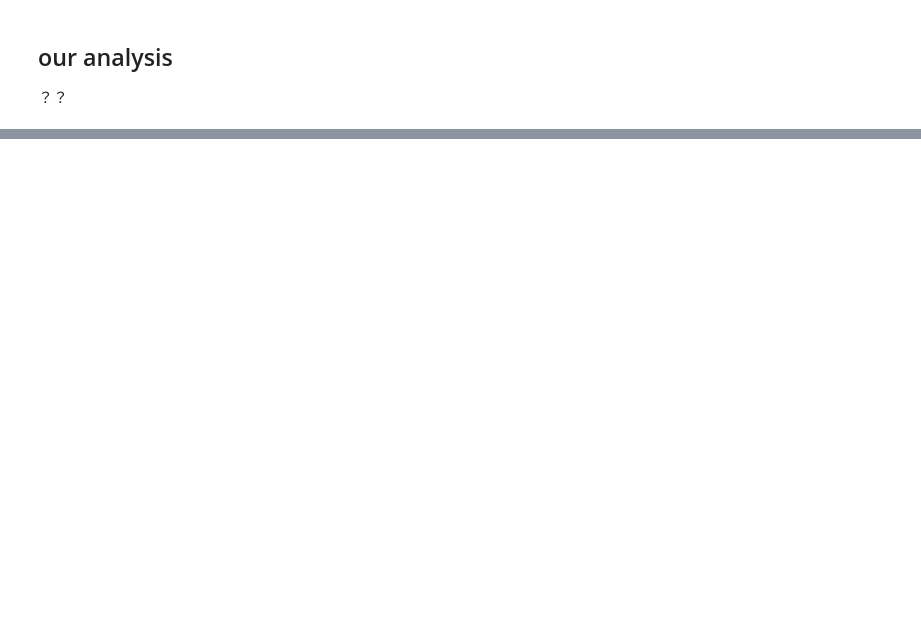
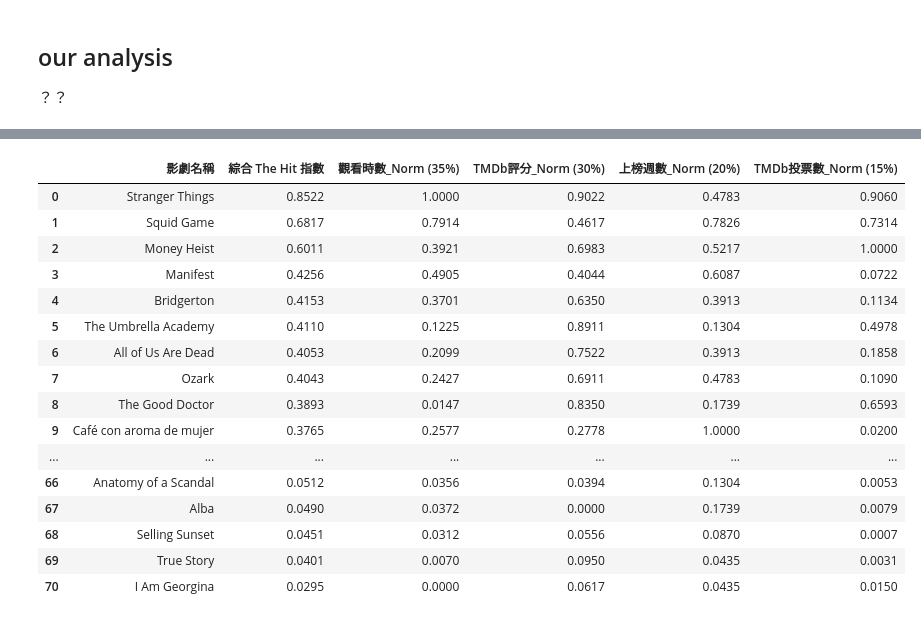
Before and after one commit to vincent-copy/netflix-writers, a Jupyter notebook: netflix-writer.ipynb, the cells around one changed output, grey strips where cells are left out. Saved outputs shown, nothing was run; the diff lists cells and outputs as text; code cells hidden in the pictures; blank space fills up the shorter version.

```diff
--- a/netflix-writer.ipynb
+++ b/netflix-writer.ipynb
@@ -537,0 +639,75 @@ display(df_hits_sorted)
+# %%
+import pandas as pd
+
+# 1. 讀取資料集
+df = pd.read_csv("netflix/data/netflix.titles.composite.csv")
+
+# 2. 僅使用 TMDb 作為篩選與計算基準，確保數據最完整
+df_valid_tmdb = df.dropna(subset=["tmdb_vote_average", "tmdb_vote_count"])
+
+tmdb_rating_p50 = df_valid_tmdb["tmdb_vote_average"].median()
+tmdb_votes_p50 = df_valid_tmdb["tmdb_vote_count"].median()
+netflix_hours_mean = df["netflix_viewing_hours"].mean()
+
+# 3. 篩選出 71 部 The Hit 影集
+hit_condition = (
+    (df["tmdb_vote_average"] >= tmdb_rating_p50) &
+    (df["tmdb_vote_count"] >= tmdb_votes_p50) &
+    (df["netflix_viewing_hours"] > netflix_hours_mean)
+)
+df_hits = df[hit_condition].copy().reset_index(drop=True)
+
+# 4. 對僅存的 4 個關鍵量化屬性進行 Min-Max 標準化
+target_cols = [
+    "netflix_viewing_hours",
+    "netflix_weeks",
+    "tmdb_vote_average",
+    "tmdb_vote_count"
+]
+
+for col in target_cols:
+    min_val = df_hits[col].min()
+    max_val = df_hits[col].max()
+    if max_val - min_val != 0:
+        df_hits[f"{col}_norm"] = ((df_hits[col] - min_val) / (max_val - min_val)).round(4)
+    else:
+        df_hits[f"{col}_norm"] = 1.0000
+
+# 5. 套用全新無 IMDb 的【綜合 The Hit 指數】加權公式
+df_hits['綜合 The Hit 指數'] = (
+    df_hits['netflix_viewing_hours_norm'] * 0.35 +
+    df_hits['tmdb_vote_average_norm'] * 0.30 +
+    df_hits['netflix_weeks_norm'] * 0.20 +
+    df_hits['tmdb_vote_count_norm'] * 0.15
+).round(4)
+
+# 6. 設定不省略 Rows 與 Columns
+pd.set_option('display.max_rows', None)
+pd.set_option('display.max_columns', None)
+
+# 7. 依「綜合 The Hit 指數」從高到低（降冪）排序
+df_hits_sorted = df_hits.sort_values(by="綜合 The Hit 指數", ascending=False).reset_index(drop=True)
+
+# 整理要呈現的欄位
+display_cols = [
+    "netflix_title",
+    "綜合 The Hit 指數",
+    "netflix_viewing_hours_norm",
+    "tmdb_vote_average_norm",
+    "netflix_weeks_norm",
+    "tmdb_vote_count_norm"
+]
+
+print("=" * 120)
+print("🏆 【全新優化版】71 部 The Hit 影集「綜合實力榜單」")
+print("  (已剔除 IMDb 缺失數據，採用全新 35% / 30% / 20% / 15% 權重分配)")
+print("=" * 120)
+
+display(df_hits_sorted[display_cols].rename(columns={
+    "netflix_title": "影劇名稱",
+    "netflix_viewing_hours_norm": "觀看時數_Norm (35%)",
+    "tmdb_vote_average_norm": "TMDb評分_Norm (30%)",
+    "netflix_weeks_norm": "上榜週數_Norm (20%)",
+    "tmdb_vote_count_norm": "TMDb投票數_Norm (15%)"
+}))
+# %% [output]
@@ -537,0 +718,17 @@ display(df_hits_sorted)
+|  | 影劇名稱 | 綜合 The Hit 指數 | 觀看時數_Norm (35%) | TMDb評分_Norm (30%) | 上榜週數_Norm (20%) | TMDb投票數_Norm (15%) |
+| 0 | Stranger Things | 0.8522 | 1.0000 | 0.9022 | 0.4783 | 0.9060 |
+| 1 | Squid Game | 0.6817 | 0.7914 | 0.4617 | 0.7826 | 0.7314 |
+| 2 | Money Heist | 0.6011 | 0.3921 | 0.6983 | 0.5217 | 1.0000 |
+| 3 | Manifest | 0.4256 | 0.4905 | 0.4044 | 0.6087 | 0.0722 |
+| 4 | Bridgerton | 0.4153 | 0.3701 | 0.6350 | 0.3913 | 0.1134 |
+| 5 | The Umbrella Academy | 0.4110 | 0.1225 | 0.8911 | 0.1304 | 0.4978 |
+| 6 | All of Us Are Dead | 0.4053 | 0.2099 | 0.7522 | 0.3913 | 0.1858 |
+| 7 | Ozark | 0.4043 | 0.2427 | 0.6911 | 0.4783 | 0.1090 |
+| 8 | The Good Doctor | 0.3893 | 0.0147 | 0.8350 | 0.1739 | 0.6593 |
+| 9 | Café con aroma de mujer | 0.3765 | 0.2577 | 0.2778 | 1.0000 | 0.0200 |
+| ... | ... | ... | ... | ... | ... | ... |
+| 66 | Anatomy of a Scandal | 0.0512 | 0.0356 | 0.0394 | 0.1304 | 0.0053 |
+| 67 | Alba | 0.0490 | 0.0372 | 0.0000 | 0.1739 | 0.0079 |
+| 68 | Selling Sunset | 0.0451 | 0.0312 | 0.0556 | 0.0870 | 0.0007 |
+| 69 | True Story | 0.0401 | 0.0070 | 0.0950 | 0.0435 | 0.0031 |
+| 70 | I Am Georgina | 0.0295 | 0.0000 | 0.0617 | 0.0435 | 0.0150 |
```
Also changed, not shown: parts of 9 cells of this notebook.
